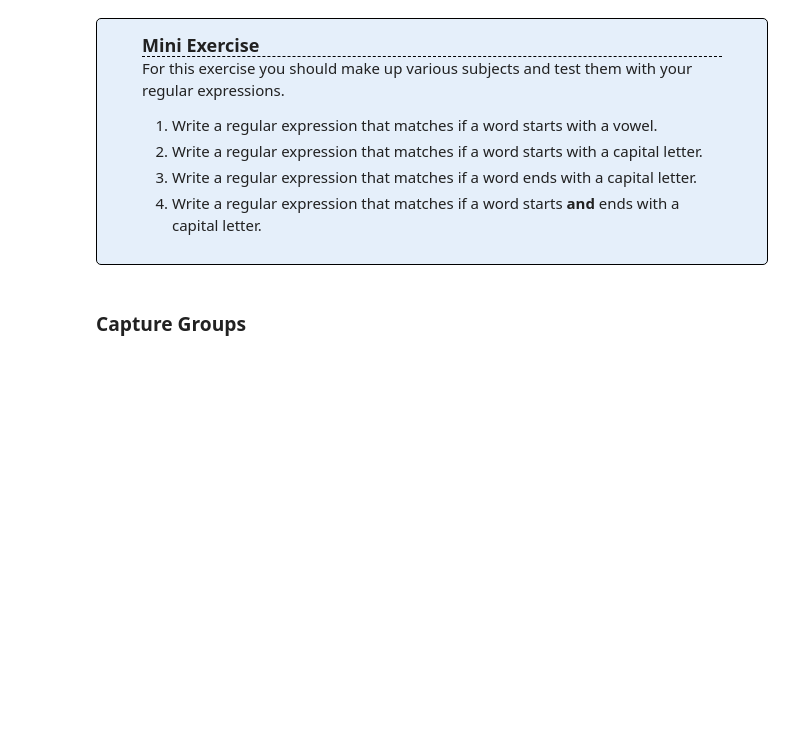
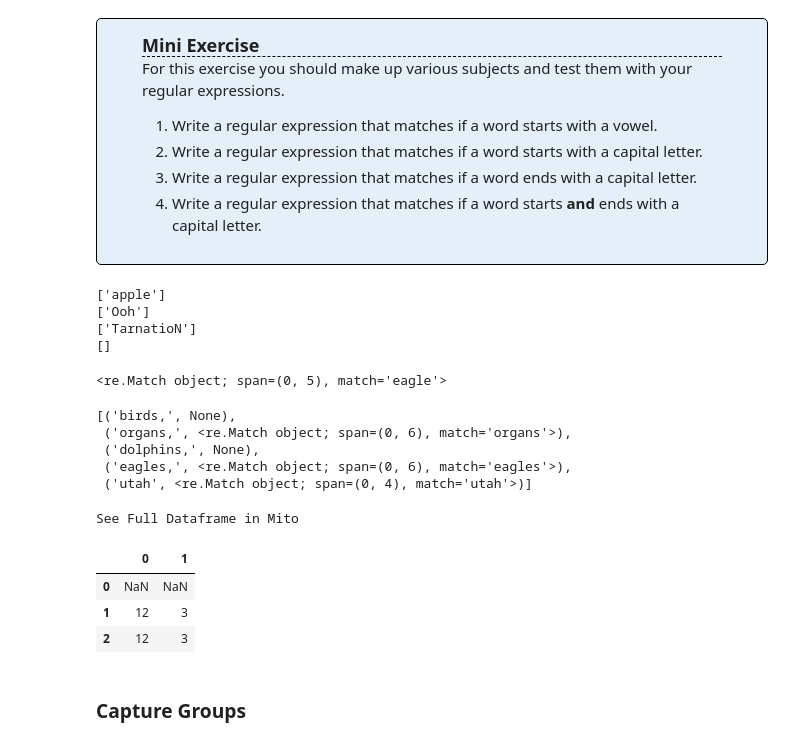
Before and after one commit to nicholas-dougherty/natural-language-processing-exercises, a Jupyter notebook: regex_lesson_student.ipynb, the cells around one changed output. Saved outputs shown, nothing was run; the diff lists cells and outputs as text; code cells hidden in the pictures; blank space fills up the shorter version.

```diff
--- a/regex_lesson_student.ipynb
+++ b/regex_lesson_student.ipynb
@@ -370,6 +432,67 @@ re.search(regexp, subject)
         <li>Write a regular expression that matches if a word starts <b>and</b> ends with a capital letter.</li>
     </ol>
 </div>
+# %%
+# starts with a vowel
+regex = r'^[aeiouAEIOU]\w+'
+subject = 'Dog Apple Banana Earth'
+subject2 = 'apple snapple apple'
+
+print(f'{re.findall(regex, subject2)}')
+
+# starts with a capital letter
+regex = r'^[A-Z]\w+'
+subject = 'Ooh AH ooh AHAHA haha AHHH'
+
+print(f'{re.findall(regex, subject)}')
+
+# ends with a capital letter
+regex = r'\w+[A-Z]$'
+subject = 'whaT in TarnatioN'
+
+print(f'{re.findall(regex, subject)}')
+
+# starts and ends with a capital letter
+regex = r'^\w+[A-Z]\w+$'
+subject = 'WhaT the HecK'
+
+print(f'{re.findall(regex, subject)}')
+# %% [output]
+['apple']
+['Ooh']
+['TarnatioN']
+[]
+# %%
+def startswith_vowel(word):
+    regexp = r'^[aeiouAEIOU]\w+'
+    return re.search(regexp, word)
+
+startswith_vowel('eagle')
+# %% [output]
+<re.Match object; span=(0, 5), match='eagle'>
+# %%
+words = 'birds, organs, dolphins, eagles, utah'
+[(word, startswith_vowel(word)) for word in words.split()]
+# %% [output]
+[('birds,', None),
+ ('organs,', <re.Match object; span=(0, 6), match='organs'>),
+ ('dolphins,', None),
+ ('eagles,', <re.Match object; span=(0, 6), match='eagles'>),
+ ('utah', <re.Match object; span=(0, 4), match='utah'>)]
+# %%
+regexp= '.*?(\d+)'
+regexp2= '.*?(\d+)(\d)$'
+
+df = pd.DataFrame()
+df['word'] = ['abc', 'abc123', '123']
+df.word.str.extract(regexp)
+df.word.str.extract(regexp2)
+# %% [output]
+See Full Dataframe in Mito
+|  | 0 | 1 |
+| 0 | NaN | NaN |
+| 1 | 12 | 3 |
+| 2 | 12 | 3 |
 # %% [markdown]
 ### Capture Groups
 # %%
```
Also changed, not shown: parts of 18 cells of this notebook, 1 other file.
